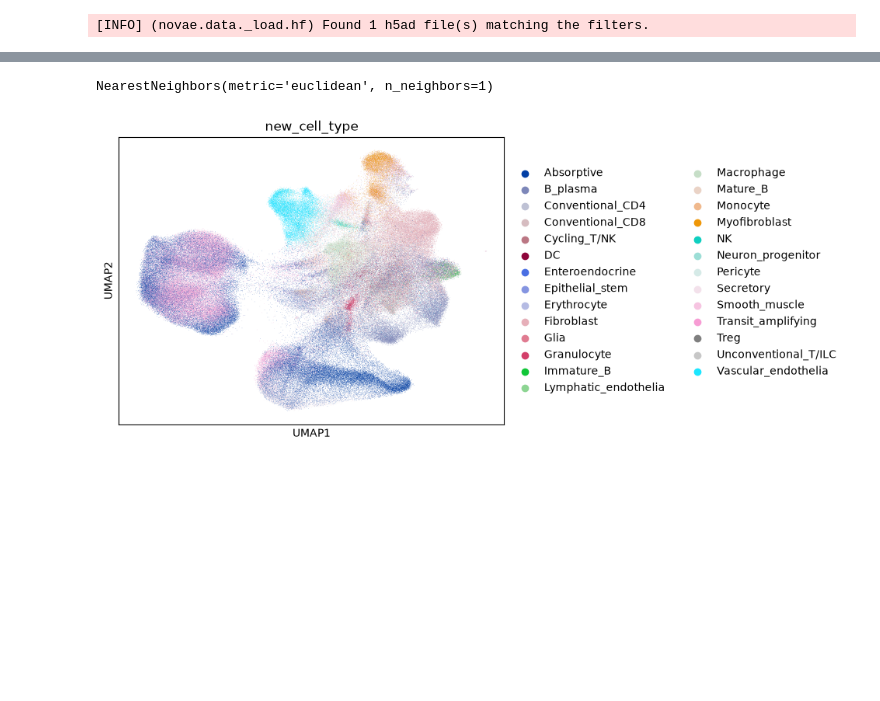
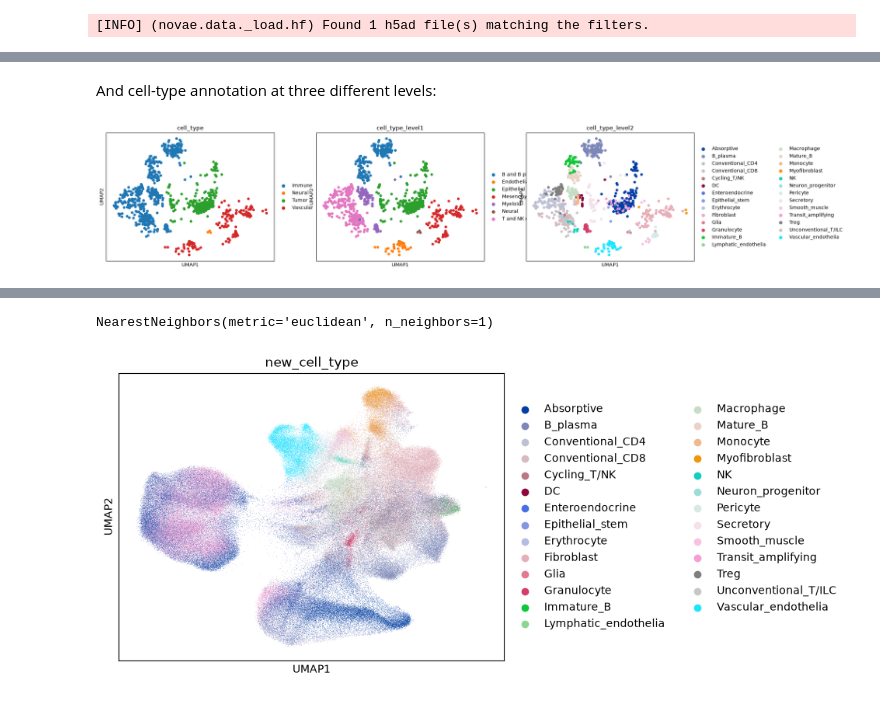
Before and after one commit to prism-oncology/workshops, a Jupyter notebook: spatial/cirm_2026/2_postprocessing.ipynb, the cells around one changed output, grey strips where cells are left out. Drawn from its saved outputs; the diff is of its cells as text; code cells hidden in the pictures; blank space fills up the shorter version.

```diff
--- a/spatial/cirm_2026/2_postprocessing.ipynb
+++ b/spatial/cirm_2026/2_postprocessing.ipynb
@@ -23,0 +74,8 @@ import scanpy as sc
+# %% [markdown]
+And cell-type annotation at three different levels:
+# %%
+import scanpy as sc
+
+sc.pl.umap(adata_ref, color=["cell_type", "cell_type_level1", "cell_type_level2"])
+# %% [output]
+[figure, added]
```
Also changed, not shown: parts of 18 cells of this notebook, 2 other files.
